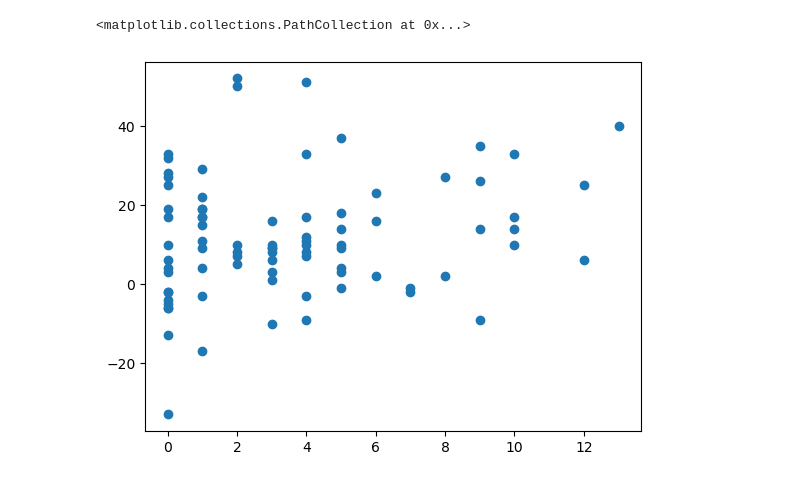
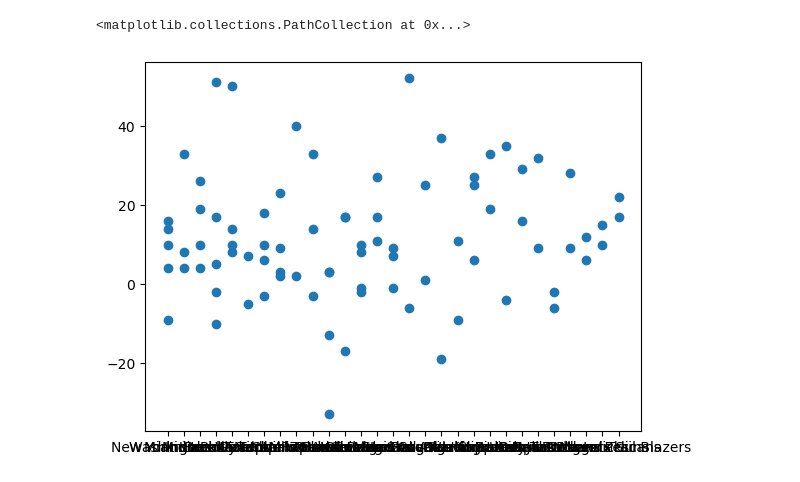
Before and after one commit to michaelparker7/FIN-377-Final-Project, a Jupyter notebook: Scrap.ipynb, the cells around one changed output. Cells and saved outputs as stored; diff of their text form; code cells hidden in the pictures.

```diff
--- a/Scrap.ipynb
+++ b/Scrap.ipynb
@@ -8,7 +12,17 @@ pd.set_option(
 # %%
 celtics = pd.read_excel('nba.xlsx')
 celtics = celtics.set_axis(celtics.iloc[0], axis=1).drop(index=0)
-celtics
+
+not_numbers = ['Date','Opponent','Home_Away','In Season Tournament','Win','Opp_Win_Last_Game']
+bool_columns = ['In Season Tournament','Opp_Win_Last_Game','Win']
+
+for col in celtics.columns:
+    if col not in not_numbers:
+        celtics[col] = pd.to_numeric(celtics[col])
+    if col in bool_columns:
+        celtics[col] = celtics[col].astype(bool)
+
+celtics.head(5)
 # %% [output]
 |  | Date | Opponent | Home_Away | In Season Tournament | Celtics_Win_Pct | Celtics_Home_Win_Pct | ... |
 | 1 | 2023-10-25 00:00:00 | New York Knicks | Away | False | NaN | NaN | ... |
@@ -30,6 +33,6 @@ celtics
 # %%
-plt.scatter(x=celtics['Opp_Strength_Of_Key_Players_Missing'],y=celtics['Diff_Points'])
+plt.scatter(x=celtics['Opponent'],y=celtics['Diff_Points'])
 # %% [output]
 <matplotlib.collections.PathCollection at 0x...>
-[figure, old version]
+[figure, new version]
 # %%
```
Also changed, not shown: parts of 21 cells of this notebook, 1 other file.
